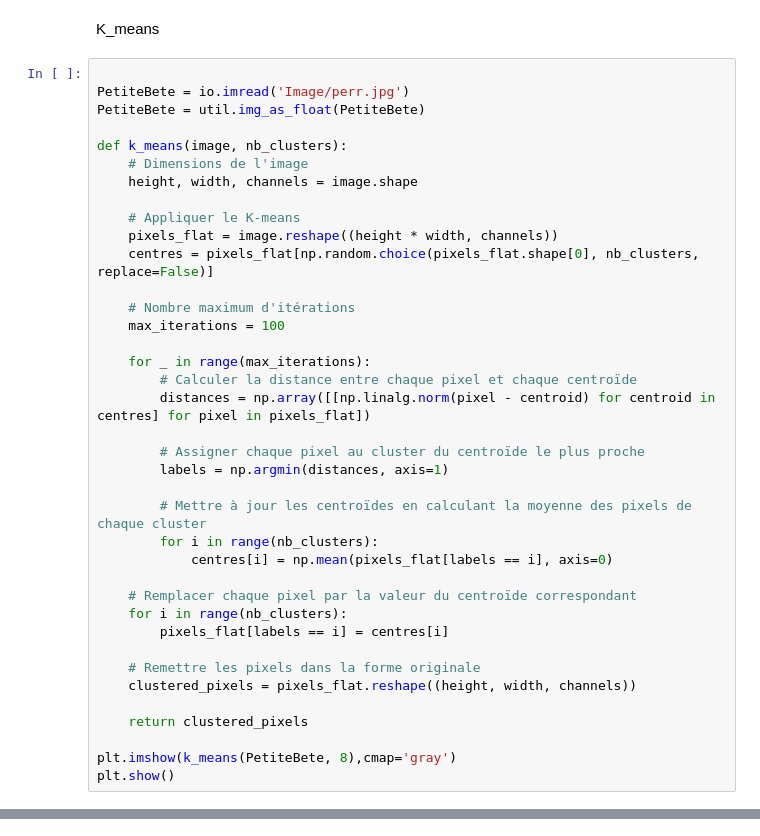
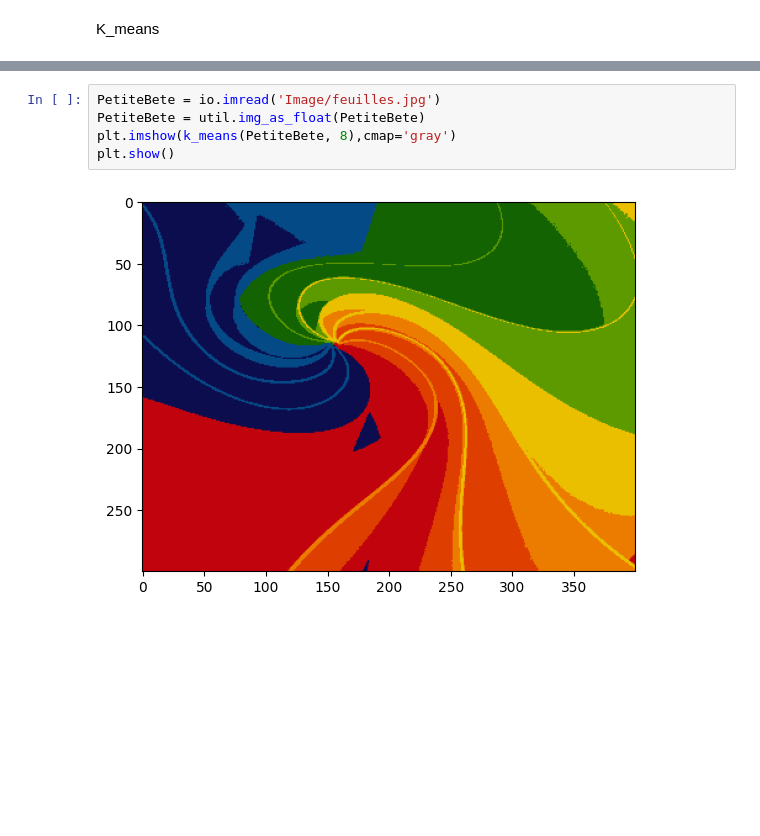
Before and after one commit to SlowBye/Math_kmean_otsu, a Jupyter notebook: K_means.ipynb, the cells around one changed output, grey strips where cells are left out. Saved outputs shown, nothing was run; the diff lists cells and outputs as text; blank space fills up the shorter version.

```diff
--- a/K_means.ipynb
+++ b/K_means.ipynb
@@ -10,41 +10,3 @@ from math import sqrt
 # Projet
 # %% [markdown]
 K_means
-# %%
-
-PetiteBete = io.imread('Image/perr.jpg')
-PetiteBete = util.img_as_float(PetiteBete)
-
-def k_means(image, nb_clusters):
-    # Dimensions de l'image
-    height, width, channels = image.shape
-
-    # Appliquer le K-means
-    pixels_flat = image.reshape((height * width, channels))
-    centres = pixels_flat[np.random.choice(pixels_flat.shape[0], nb_clusters, replace=False)]
-
-    # Nombre maximum d'itérations
-    max_iterations = 100
-
-    for _ in range(max_iterations):
-        # Calculer la distance entre chaque pixel et chaque centroïde
-        distances = np.array([[np.linalg.norm(pixel - centroid) for centroid in centres] for pixel in pixels_flat])
-
-        # Assigner chaque pixel au cluster du centroïde le plus proche
-        labels = np.argmin(distances, axis=1)
-
-        # Mettre à jour les centroïdes en calculant la moyenne des pixels de chaque cluster
-        for i in range(nb_clusters):
-            centres[i] = np.mean(pixels_flat[labels == i], axis=0)
-
-    # Remplacer chaque pixel par la valeur du centroïde correspondant
-    for i in range(nb_clusters):
-        pixels_flat[labels == i] = centres[i]
-
-    # Remettre les pixels dans la forme originale
-    clustered_pixels = pixels_flat.reshape((height, width, channels))
-
-    return clustered_pixels
-
-plt.imshow(k_means(PetiteBete, 8),cmap='gray')
-plt.show()
@@ -53,3 +80,10 @@ plt.show()
+# %%
+PetiteBete = io.imread('Image/feuilles.jpg')
+PetiteBete = util.img_as_float(PetiteBete)
+plt.imshow(k_means(PetiteBete, 8),cmap='gray')
+plt.show()
+# %% [output]
+[figure, added]
 # %%
 test = io.imread('Image/PetiteBete.pgm')
 test = util.img_as_float(test)
```
Also changed, not shown: parts of 8 cells of this notebook, 4 other files.
